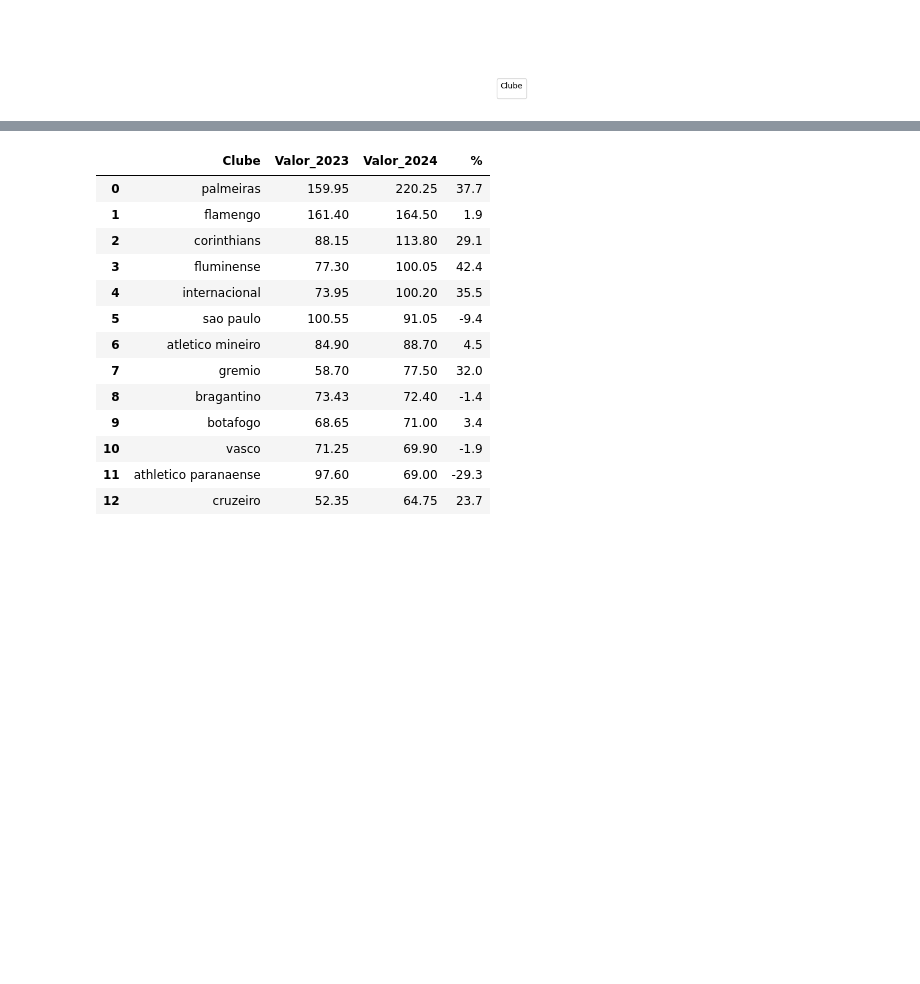
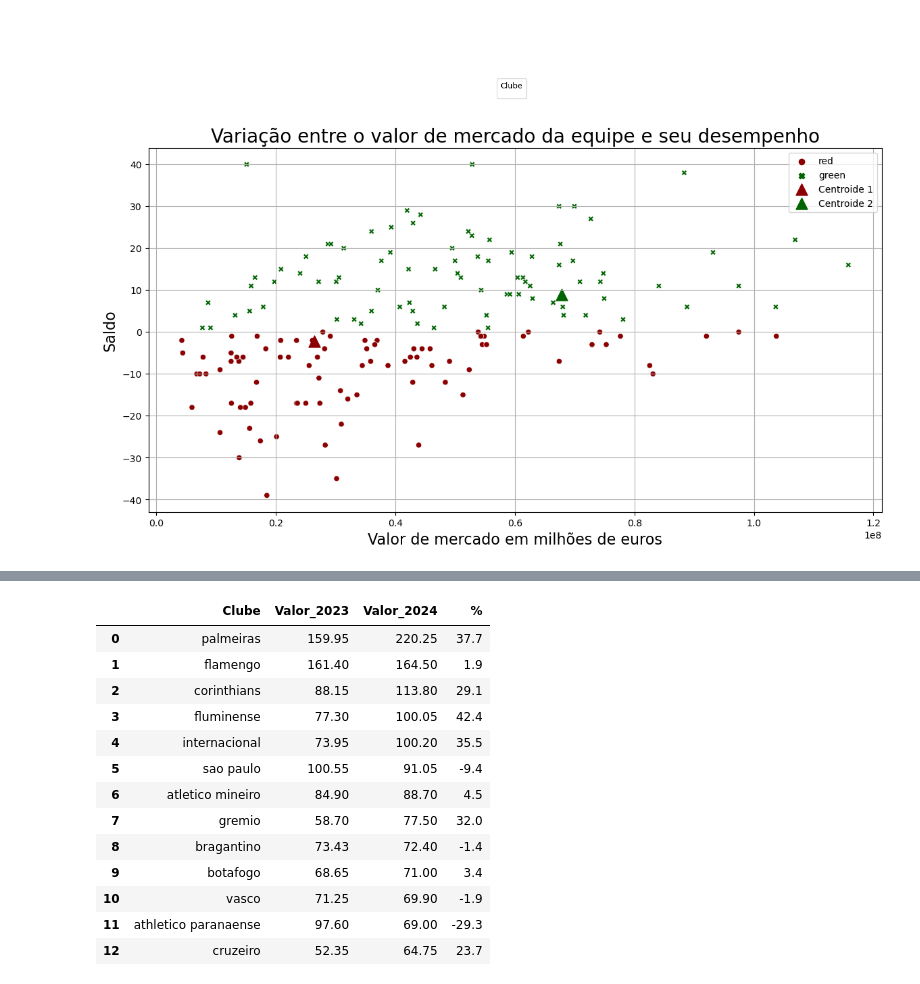
Before and after one commit to AVTBrasil/An-lise-de-Dados-no-Futebol, a Jupyter notebook: Analise_de_dados.ipynb, the cells around one changed output, grey strips where cells are left out. Saved outputs shown, nothing was run; the diff lists cells and outputs as text; code cells hidden in the pictures; blank space fills up the shorter version.

```diff
--- a/Analise_de_dados.ipynb
+++ b/Analise_de_dados.ipynb
@@ -4,7 +4,7 @@
 
 import pandas as pd
 
-caminho = r"c:\Users\anton\Documents\tabela_clubes.csv"
+caminho = "tabela_clubes.csv"
 
 df = pd.read_csv(caminho)
 
@@ -94,3 +99,48 @@ plt.show()
 [figure]
 No artists with labels found to put in legend.  Note that artists whose label start with an underscore are ignored when legend() is called with no argument.
 [figure]
+# %%
+
+from sklearn.cluster import KMeans
+
+
+
+df_group = df[['Valor_total', 'Saldo']].copy()
+
+def classify_variation(lista):
+    if lista['Valor_total'] > 0 and lista['Saldo'] > 0:
+        return 'green'
+    else:
+        return 'red'
+
+
+df_group['Variation'] = df_group.apply(classify_variation, axis=1)
+
+# Alterando para 2 clusters
+kmeans = KMeans(n_clusters=2, random_state=0)
+df_group['cluster'] = kmeans.fit_predict(df_group[['Valor_total', 'Saldo']])
+
+centroids = kmeans.cluster_centers_
+
+palette_colors = {
+    'blue': 'darkblue',
+    'green': 'darkgreen',
+    'red': 'darkred',
+}
+
+centroid_colors = ['darkred', 'darkgreen']
+
+plt.figure(figsize=(14, 7))
+sns.scatterplot(data=df_group, x="Valor_total", y="Saldo", hue='Variation', style='Variation', palette=palette_colors)
+
+for i, centroid in enumerate(centroids):
+    plt.scatter(*centroid, color=centroid_colors[i], marker='^', s=150, label=f'Centroide {i+1}')
+
+plt.title('Variação entre o valor de mercado da equipe e seu desempenho', fontsize=20)
+plt.xlabel('Valor de mercado em milhões de euros', fontsize=16)
+plt.ylabel('Saldo', fontsize=16)
+plt.legend()
+plt.grid(True)
+plt.show()
+# %% [output]
+[figure, added]
```
Also changed, not shown: parts of 14 cells of this notebook.
